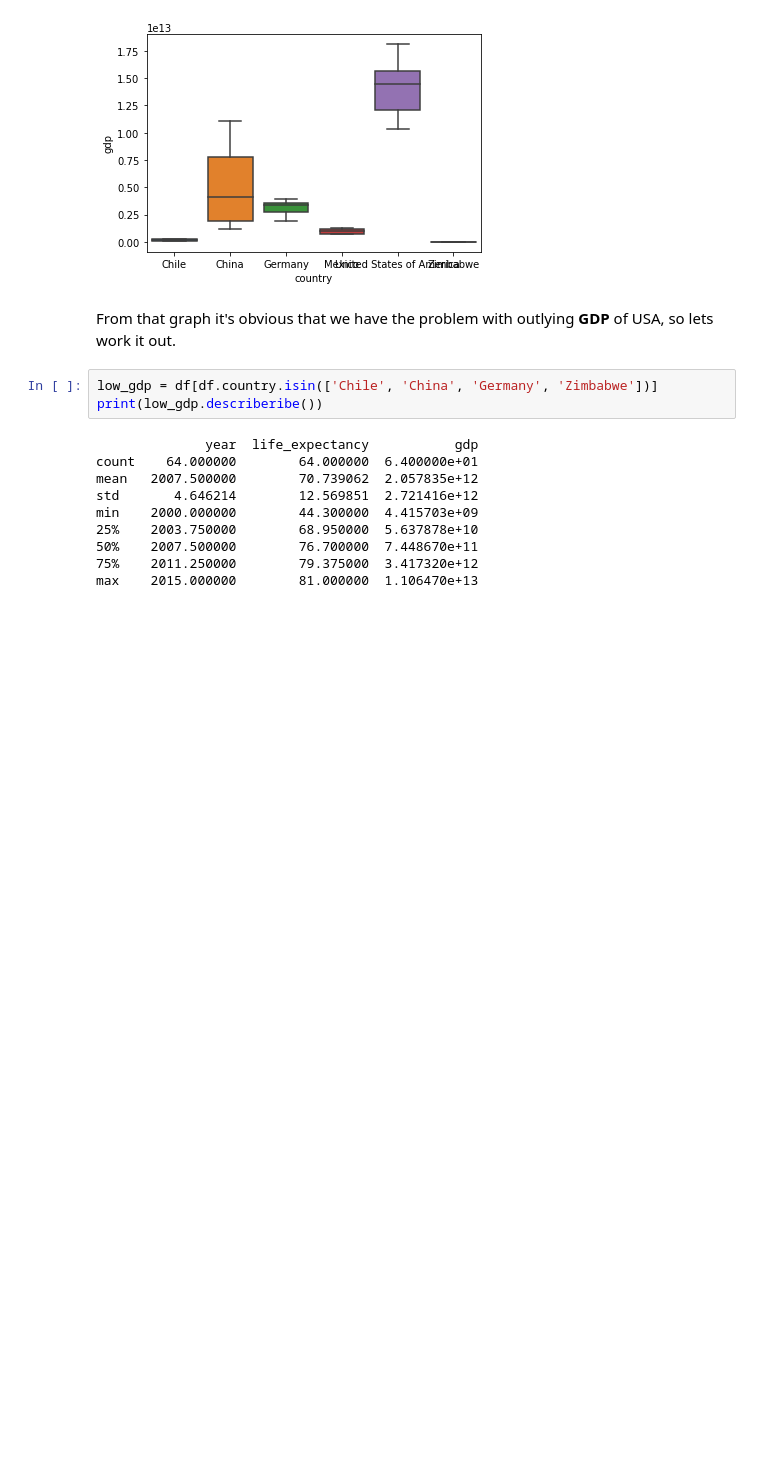
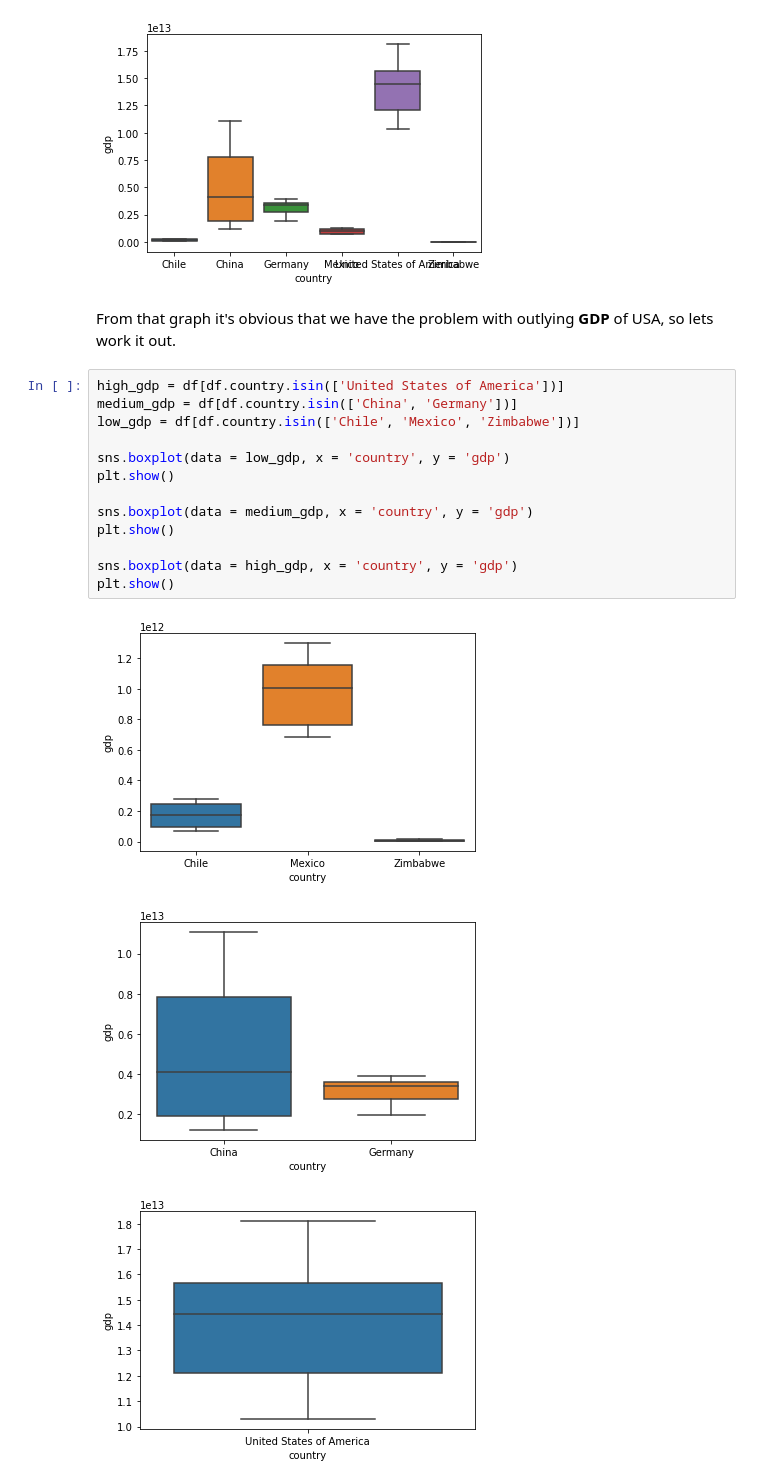
Before and after one commit to demolemo/life-expectancy, a Jupyter notebook: life_expectancy_gdp.ipynb, the cells around one changed output. Drawn from its saved outputs; the diff is of its cells as text; blank space fills up the shorter version.

```diff
--- a/life_expectancy_gdp.ipynb
+++ b/life_expectancy_gdp.ipynb
@@ -49,16 +54,20 @@ plt.show()
 [figure]
 # %% [markdown]
 From that graph it's obvious that we have the problem with outlying **GDP** of USA, so lets work it out.
-# %%
-low_gdp = df[df.country.isin(['Chile', 'China', 'Germany', 'Zimbabwe'])]
-print(low_gdp.describeribe())
-# %% [output]
-              year  life_expectancy           gdp
-count    64.000000        64.000000  6.400000e+01
-mean   2007.500000        70.739062  2.057835e+12
-std       4.646214        12.569851  2.721416e+12
-min    2000.000000        44.300000  4.415703e+09
-25%    2003.750000        68.950000  5.637878e+10
-50%    2007.500000        76.700000  7.448670e+11
-75%    2011.250000        79.375000  3.417320e+12
-max    2015.000000        81.000000  1.106470e+13
+# %%
+high_gdp = df[df.country.isin(['United States of America'])]
+medium_gdp = df[df.country.isin(['China', 'Germany'])]
+low_gdp = df[df.country.isin(['Chile', 'Mexico', 'Zimbabwe'])]
+
+sns.boxplot(data = low_gdp, x = 'country', y = 'gdp')
+plt.show()
+
+sns.boxplot(data = medium_gdp, x = 'country', y = 'gdp')
+plt.show()
+
+sns.boxplot(data = high_gdp, x = 'country', y = 'gdp')
+plt.show()
+# %% [output]
+[figure, added]
+[figure, added]
+[figure, added]
```
Also changed, not shown: parts of 20 cells of this notebook, 1 other file.
